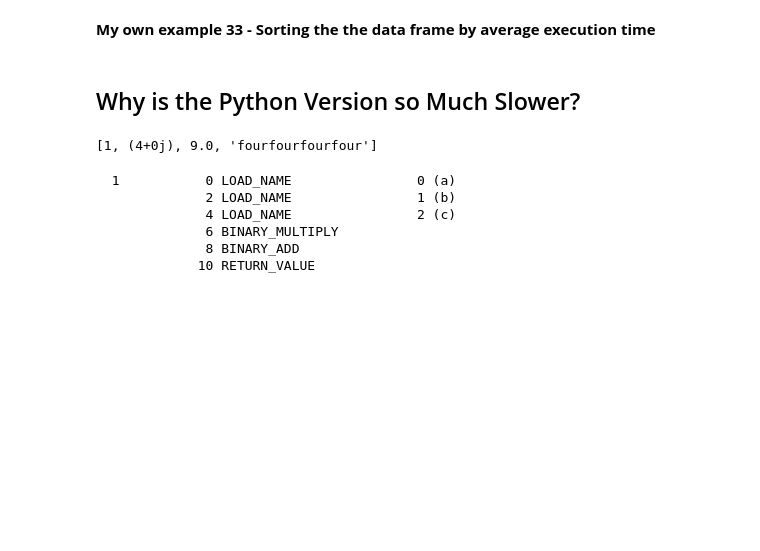
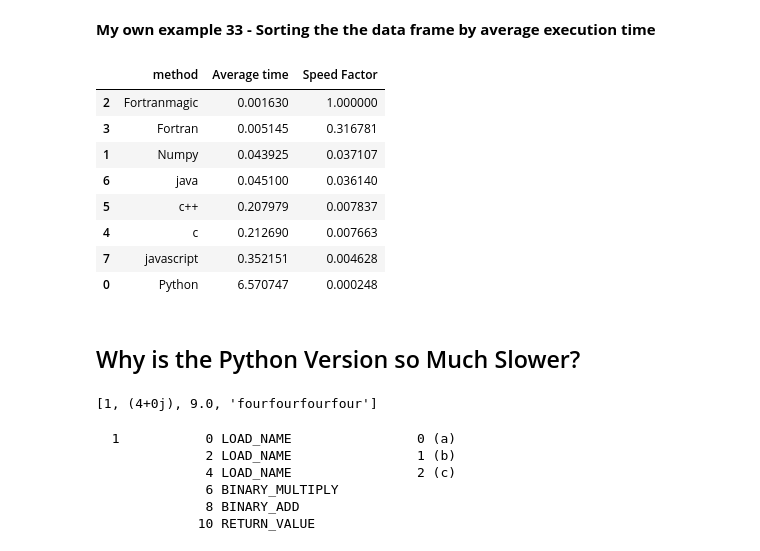
Before and after one commit to jtndavid/MetNumUN2023II, a Jupyter notebook: Lab2/jvelosal_Lab2.ipynb, the cells around one changed output. Drawn from its saved outputs; the diff is of its cells as text; code cells hidden in the pictures; blank space fills up the shorter version.

```diff
--- a/Lab2/jvelosal_Lab2.ipynb
+++ b/Lab2/jvelosal_Lab2.ipynb
@@ -616,5 +1023,18 @@ FileNotFoundError: ignored
 # %% [markdown]
 **My own example 33 - Sorting the the data frame by average execution time**
+# %%
+df.sort_values(by=['Average time'], inplace=True)
+display(df)
+# %% [output]
+|  | method | Average time | Speed Factor |
+| 2 | Fortranmagic | 0.001630 | 1.000000 |
+| 3 | Fortran | 0.005145 | 0.316781 |
+| 1 | Numpy | 0.043925 | 0.037107 |
+| 6 | java | 0.045100 | 0.036140 |
+| 5 | c++ | 0.207979 | 0.007837 |
+| 4 | c | 0.212690 | 0.007663 |
+| 7 | javascript | 0.352151 | 0.004628 |
+| 0 | Python | 6.570747 | 0.000248 |
 # %% [markdown]
 ## Why is the Python Version so Much Slower?
 # %%
```
Also changed, not shown: parts of 32 cells of this notebook.
